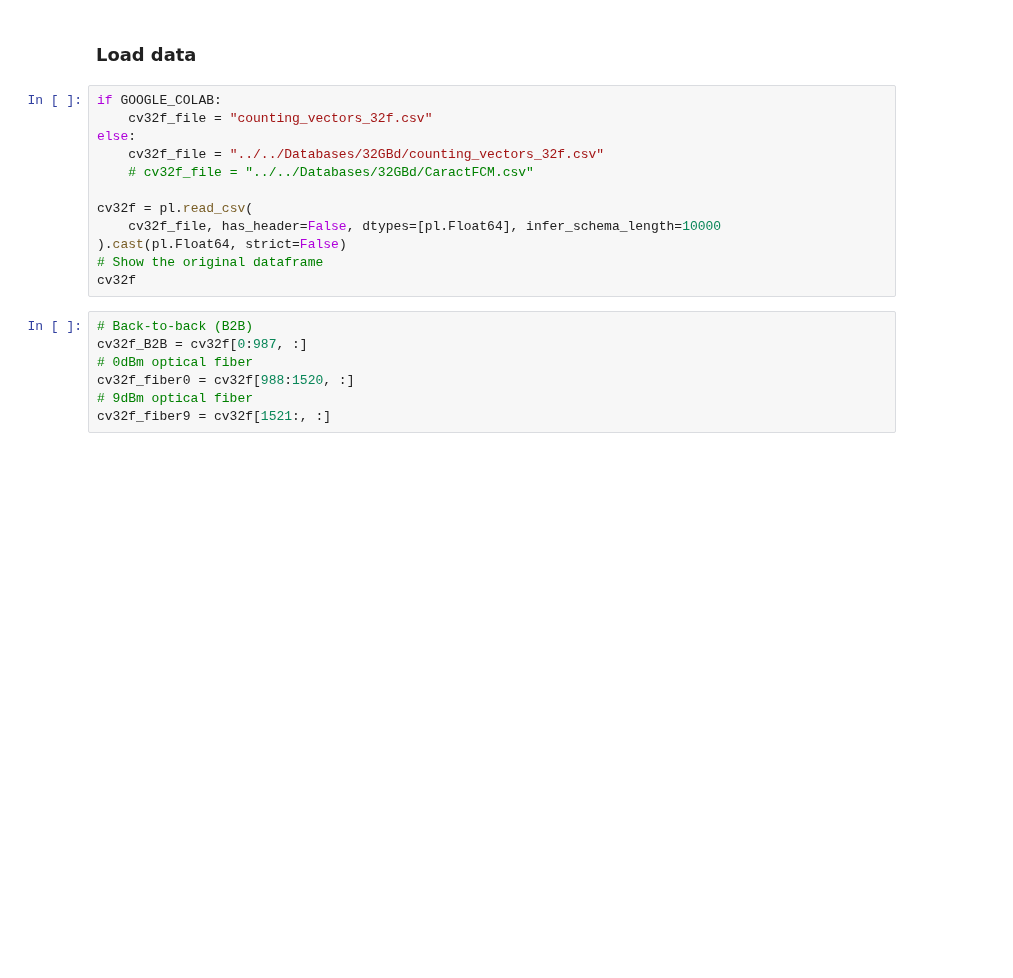
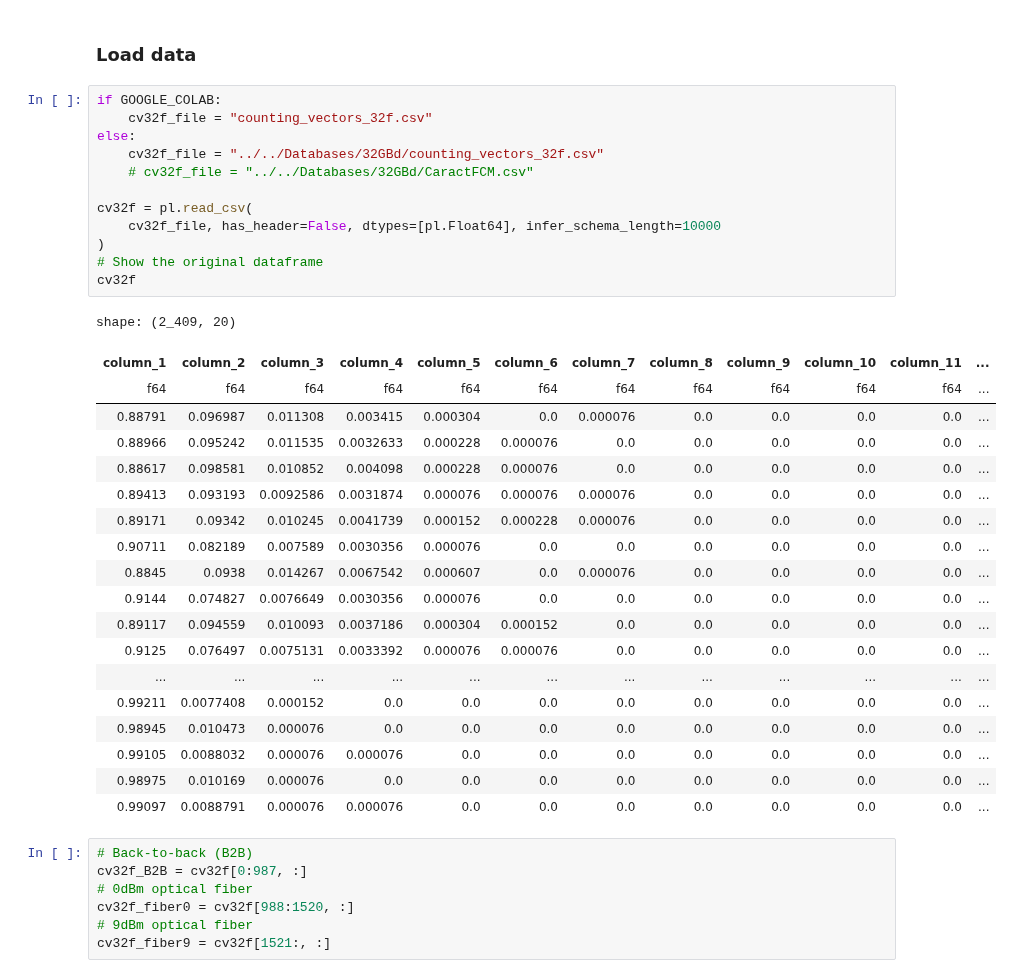
Before and after one commit to jjgranadat/Semillero_SOFA, a Jupyter notebook: ICI_Project/Codes/CountingVectors/CV_32GBd_Regression.ipynb, the cells around one changed output. Saved outputs shown, nothing was run; the diff lists cells and outputs as text; blank space fills up the shorter version.

```diff
--- a/ICI_Project/Codes/CountingVectors/CV_32GBd_Regression.ipynb
+++ b/ICI_Project/Codes/CountingVectors/CV_32GBd_Regression.ipynb
@@ -244,15 +249,35 @@ def plot_results(x_values, scores, xlabel, log=False, intx=False):
 # %%
 if GOOGLE_COLAB:
     cv32f_file = "counting_vectors_32f.csv"
 else:
     cv32f_file = "../../Databases/32GBd/counting_vectors_32f.csv"
     # cv32f_file = "../../Databases/32GBd/CaractFCM.csv"
 
 cv32f = pl.read_csv(
     cv32f_file, has_header=False, dtypes=[pl.Float64], infer_schema_length=10000
-).cast(pl.Float64, strict=False)
+)
 # Show the original dataframe
 cv32f
+# %% [output]
+shape: (2_409, 20)
+| column_1 | column_2 | column_3 | column_4 | column_5 | column_6 | column_7 | column_8 | column_9 | column_10 | column_11 | ... |
+| f64 | f64 | f64 | f64 | f64 | f64 | f64 | f64 | f64 | f64 | f64 | ... |
+| 0.88791 | 0.096987 | 0.011308 | 0.003415 | 0.000304 | 0.0 | 0.000076 | 0.0 | 0.0 | 0.0 | 0.0 | ... |
+| 0.88966 | 0.095242 | 0.011535 | 0.0032633 | 0.000228 | 0.000076 | 0.0 | 0.0 | 0.0 | 0.0 | 0.0 | ... |
+| 0.88617 | 0.098581 | 0.010852 | 0.004098 | 0.000228 | 0.000076 | 0.0 | 0.0 | 0.0 | 0.0 | 0.0 | ... |
+| 0.89413 | 0.093193 | 0.0092586 | 0.0031874 | 0.000076 | 0.000076 | 0.000076 | 0.0 | 0.0 | 0.0 | 0.0 | ... |
+| 0.89171 | 0.09342 | 0.010245 | 0.0041739 | 0.000152 | 0.000228 | 0.000076 | 0.0 | 0.0 | 0.0 | 0.0 | ... |
+| 0.90711 | 0.082189 | 0.007589 | 0.0030356 | 0.000076 | 0.0 | 0.0 | 0.0 | 0.0 | 0.0 | 0.0 | ... |
+| 0.8845 | 0.0938 | 0.014267 | 0.0067542 | 0.000607 | 0.0 | 0.000076 | 0.0 | 0.0 | 0.0 | 0.0 | ... |
+| 0.9144 | 0.074827 | 0.0076649 | 0.0030356 | 0.000076 | 0.0 | 0.0 | 0.0 | 0.0 | 0.0 | 0.0 | ... |
+| 0.89117 | 0.094559 | 0.010093 | 0.0037186 | 0.000304 | 0.000152 | 0.0 | 0.0 | 0.0 | 0.0 | 0.0 | ... |
+| 0.9125 | 0.076497 | 0.0075131 | 0.0033392 | 0.000076 | 0.000076 | 0.0 | 0.0 | 0.0 | 0.0 | 0.0 | ... |
+| ... | ... | ... | ... | ... | ... | ... | ... | ... | ... | ... | ... |
+| 0.99211 | 0.0077408 | 0.000152 | 0.0 | 0.0 | 0.0 | 0.0 | 0.0 | 0.0 | 0.0 | 0.0 | ... |
+| 0.98945 | 0.010473 | 0.000076 | 0.0 | 0.0 | 0.0 | 0.0 | 0.0 | 0.0 | 0.0 | 0.0 | ... |
+| 0.99105 | 0.0088032 | 0.000076 | 0.000076 | 0.0 | 0.0 | 0.0 | 0.0 | 0.0 | 0.0 | 0.0 | ... |
+| 0.98975 | 0.010169 | 0.000076 | 0.0 | 0.0 | 0.0 | 0.0 | 0.0 | 0.0 | 0.0 | 0.0 | ... |
+| 0.99097 | 0.0088791 | 0.000076 | 0.000076 | 0.0 | 0.0 | 0.0 | 0.0 | 0.0 | 0.0 | 0.0 | ... |
 # %%
 # Back-to-back (B2B)
 cv32f_B2B = cv32f[0:987, :]
```
Also changed, not shown: parts of 4 cells of this notebook.
